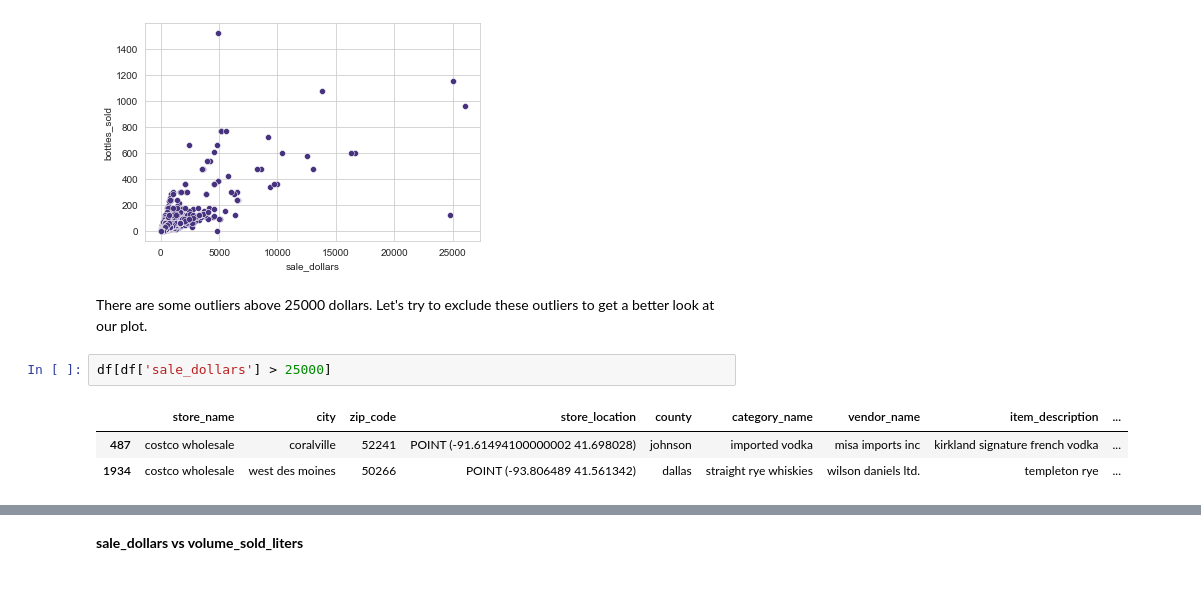
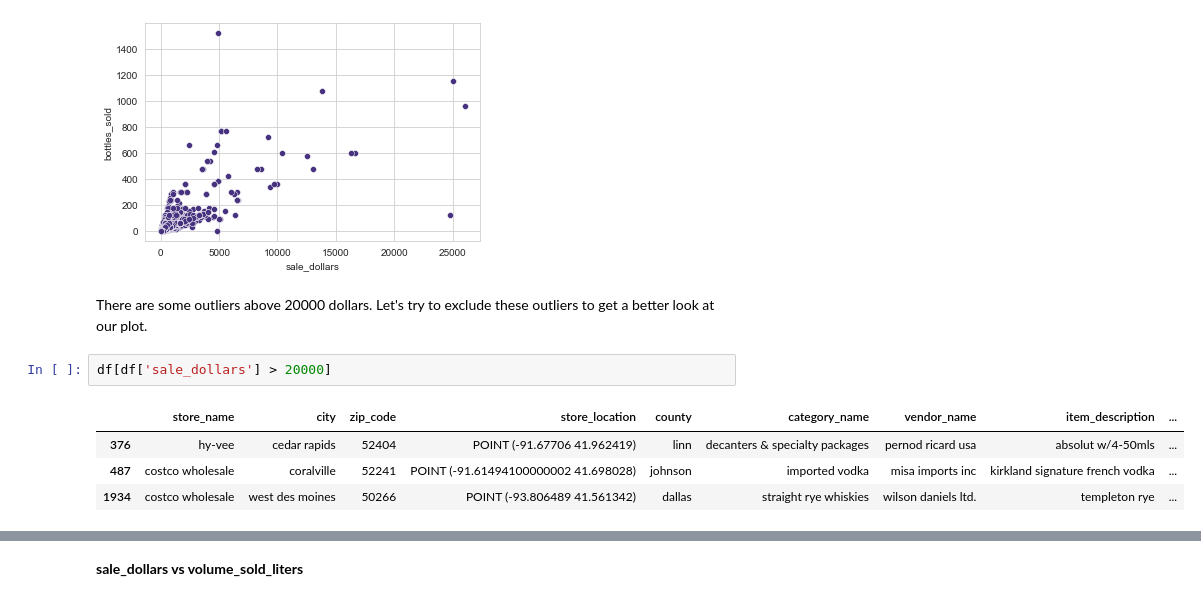
Before and after one commit to jafar-shodiq/mlearning-proj, a Jupyter notebook: project/exploring-iowa-liquor-sales/sales.ipynb, the cells around one changed output, grey strips where cells are left out. Drawn from its saved outputs; the diff is of its cells as text.

```diff
--- a/project/exploring-iowa-liquor-sales/sales.ipynb
+++ b/project/exploring-iowa-liquor-sales/sales.ipynb
@@ -1652,11 +1652,12 @@ sns.scatterplot(x='sale_dollars', y='bottles_sold', data=df)
 <AxesSubplot:xlabel='sale_dollars', ylabel='bottles_sold'>
 [figure]
 # %% [markdown]
-There are some outliers above 25000 dollars. Let's try to exclude these outliers to get a better look at our plot.
+There are some outliers above 20000 dollars. Let's try to exclude these outliers to get a better look at our plot.
 # %%
-df[df['sale_dollars'] > 25000]
+df[df['sale_dollars'] > 20000]
 # %% [output]
 |  | store_name | city | zip_code | store_location | county | category_name | vendor_name | item_description | ... |
+| 376 | hy-vee | cedar rapids | 52404 | POINT (-91.67706 41.962419) | linn | decanters & specialty packages | pernod ricard usa | absolut w/4-50mls | ... |
 | 487 | costco wholesale | coralville | 52241 | POINT (-91.61494100000002 41.698028) | johnson | imported vodka | misa imports inc | kirkland signature french vodka | ... |
 | 1934 | costco wholesale | west des moines | 50266 | POINT (-93.806489 41.561342) | dallas | straight rye whiskies | wilson daniels ltd. | templeton rye | ... |
 # %%
```
Also changed, not shown: parts of 10 cells of this notebook.
